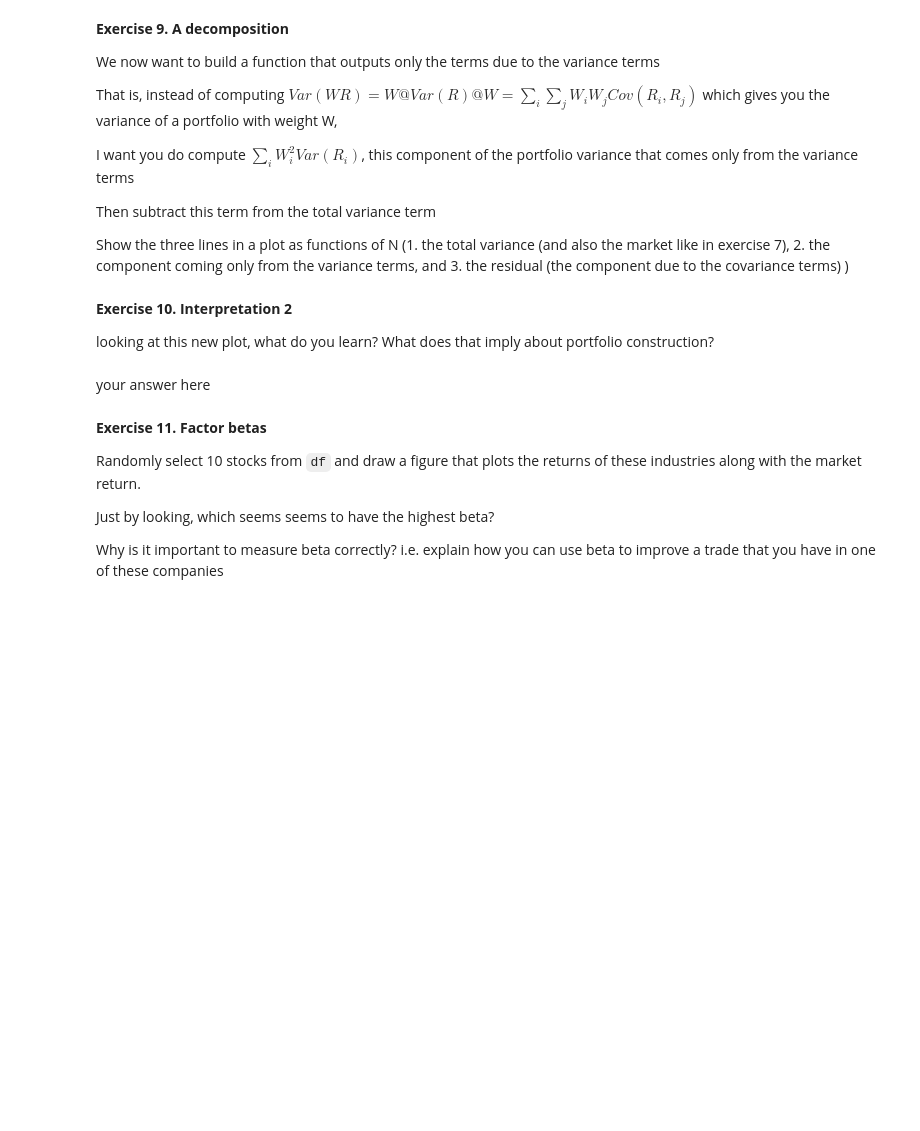
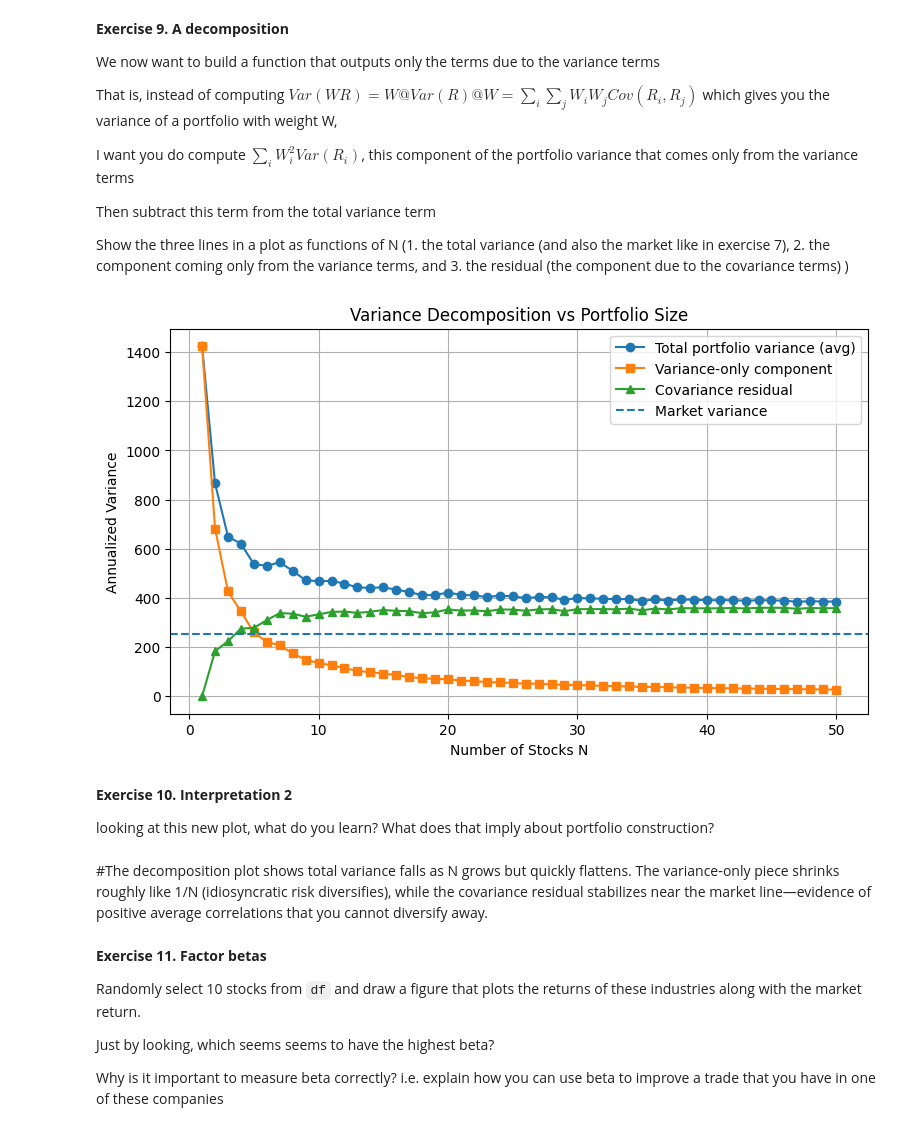
Before and after one commit to Vivianzisheng666/easy-works, a Jupyter notebook: chapters/Assignments/Assignment3.ipynb, the cells around one changed output. Cells and saved outputs as stored; diff of their text form; code cells hidden in the pictures; blank space fills up the shorter version.

```diff
--- a/chapters/Assignments/Assignment3.ipynb
+++ b/chapters/Assignments/Assignment3.ipynb
@@ -262,10 +285,63 @@ Show the three lines in a plot as functions of N (1. the total variance (and als
+# %%
+# your code below
+def decompose_portfolio_variance_random(df, N, num_sim=100):
+
+    tot_list, var_only_list, cov_resid_list = [], [], []
+
+    for _ in range(num_sim):
+        cols = np.random.choice(df.columns, size=N, replace=False)
+        block = df[cols].dropna(how='any')
+
+        w = np.full(N, 1.0/N)
+
+        Sigma = block.cov(ddof=1).values
+
+        total_var_m     = float(w @ Sigma @ w)
+        var_only_m      = float(w @ np.diag(np.diag(Sigma)) @ w)
+        cov_residual_m  = total_var_m - var_only_m
+
+        tot_list.append(total_var_m * 12)
+        var_only_list.append(var_only_m * 12)
+        cov_resid_list.append(cov_residual_m * 12)
+
+    return (
+        np.mean(tot_list),
+        np.mean(var_only_list),
+        np.mean(cov_resid_list),
+    )
+
+N_range = range(1, 51)
+avg_total, avg_var_only, avg_cov_resid = [], [], []
+
+for N in N_range:
+    t, v, c = decompose_portfolio_variance_random(df, N, num_sim=100)
+    avg_total.append(t)
+    avg_var_only.append(v)
+    avg_cov_resid.append(c)
+
+market_var_annual = df_market['Market'].var(ddof=1) * 12
+
+plt.figure(figsize=(9,5))
+plt.plot(N_range, avg_total, marker='o', label='Total portfolio variance (avg)')
+plt.plot(N_range, avg_var_only, marker='s', label='Variance-only component')
+plt.plot(N_range, avg_cov_resid, marker='^', label='Covariance residual')
+plt.axhline(y=market_var_annual, linestyle='--', label='Market variance')
+
+plt.xlabel('Number of Stocks N')
+plt.ylabel('Annualized Variance')
+plt.title('Variance Decomposition vs Portfolio Size')
+plt.legend()
+plt.grid(True)
+plt.show()
+# %% [output]
+[figure, added]
 # %% [markdown]
 **Exercise 10. Interpretation 2**
 
 
 looking at this new plot, what do you learn? What does that imply about portfolio construction?
-# %% [markdown]
-your answer here
+# %% [markdown]
+#The decomposition plot shows total variance falls as N grows but quickly flattens. The variance‐only piece shrinks roughly like 1/N (idiosyncratic risk diversifies), while the covariance residual stabilizes near the market line—evidence of positive average correlations that you cannot diversify away.
 # %% [markdown]
 **Exercise 11. Factor betas**
 
```
Also changed, not shown: parts of 23 cells of this notebook.
